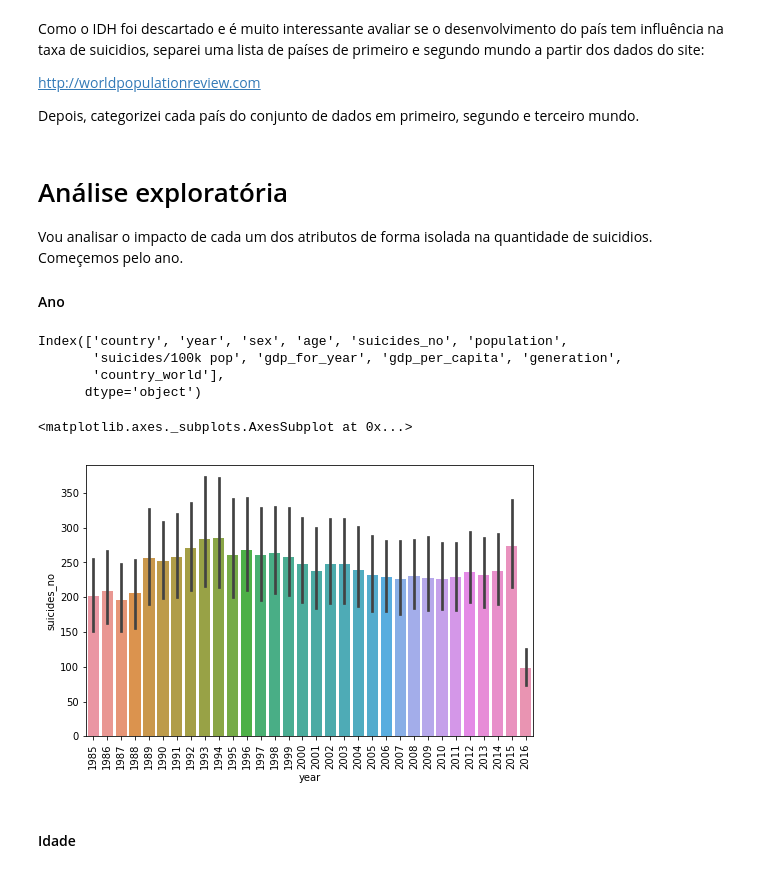
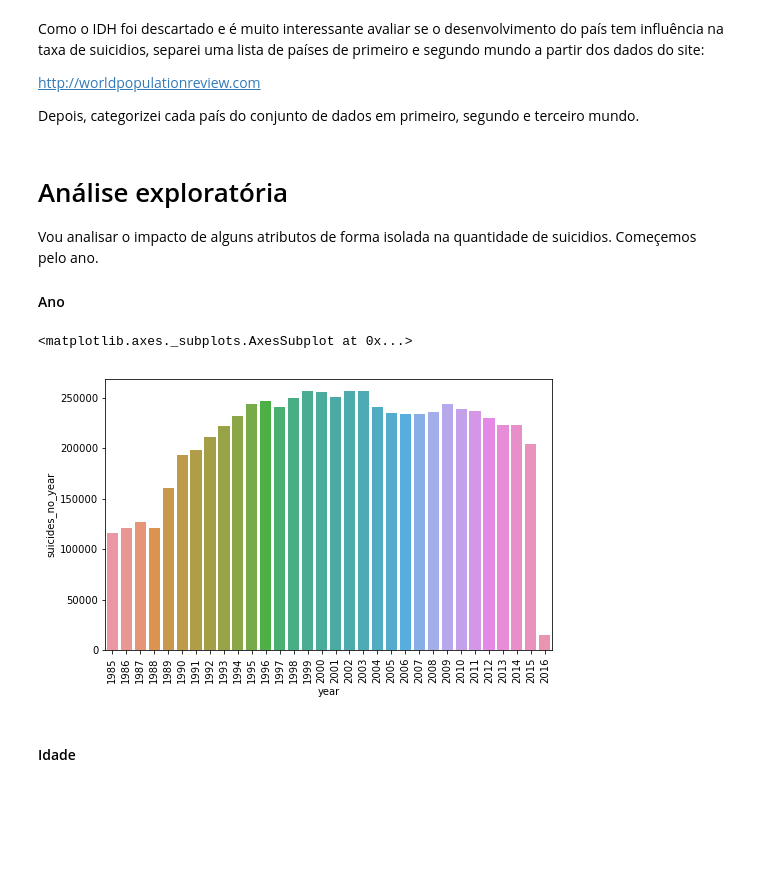
Before and after one commit to lmeazzini/Suicidal-analysis, a Jupyter notebook: Análise dos suicidios - Português.ipynb, the cells around one changed output. Saved outputs shown, nothing was run; the diff lists cells and outputs as text; code cells hidden in the pictures; blank space fills up the shorter version.

```diff
--- a/Análise dos suicidios - Português.ipynb
+++ b/Análise dos suicidios - Português.ipynb
@@ -157,22 +157,26 @@ df['country_world'] = country_world
 # %% [markdown]
 # Análise exploratória
 
-Vou analisar o impacto de cada um dos atributos de forma isolada na quantidade de suicidios. Começemos pelo ano.
+Vou analisar o impacto de alguns atributos de forma isolada na quantidade de suicidios. Começemos pelo ano.
 
 #### Ano
-# %%
-df.columns
-# %% [output]
-Index(['country', 'year', 'sex', 'age', 'suicides_no', 'population',
-       'suicides/100k pop', 'gdp_for_year', 'gdp_per_capita', 'generation',
-       'country_world'],
-      dtype='object')
-# %%
-plt.figure(figsize=(8,5))
-plt.xticks(rotation=90)
-sns.barplot(x = 'year', y = 'suicides_no', data = df)
-# %% [output]
-<matplotlib.axes._subplots.AxesSubplot at 0x...>
-[figure, removed]
+# %%
+suicides_no_year = []
+
+for y in df['year'].unique():
+    suicides_no_year.append(sum(df[df['year'] == y]['suicides_no']))
+
+n_suicides_year = pd.DataFrame(suicides_no_year, columns=['suicides_no_year'])
+n_suicides_year['year'] = df['year'].unique()
+
+top_year = n_suicides_year.sort_values('suicides_no_year', ascending=False)['year']
+top_suicides = n_suicides_year.sort_values('suicides_no_year', ascending=False)['suicides_no_year']
+
+plt.figure(figsize=(8,5))
+plt.xticks(rotation=90)
+sns.barplot(x = top_year, y = top_suicides)
+# %% [output]
+<matplotlib.axes._subplots.AxesSubplot at 0x...>
+[figure, added]
 # %% [markdown]
 #### Idade
```
Also changed, not shown: parts of 18 cells of this notebook.
